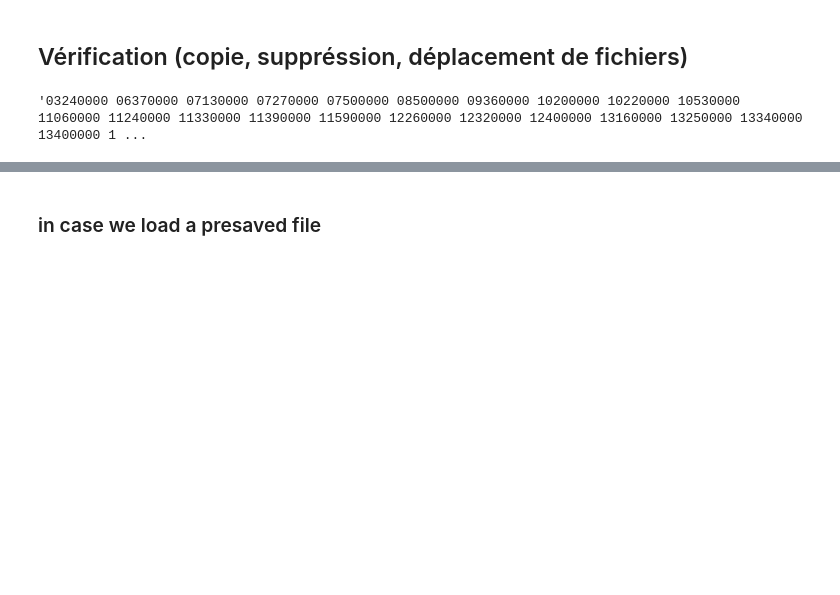
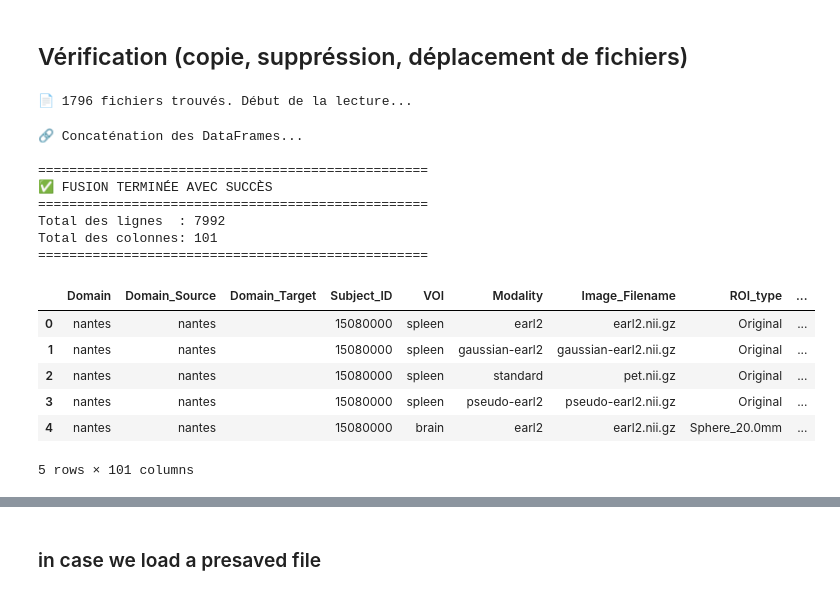
Before and after one commit to Arksyd96/federated-pet-harmonization, a Jupyter notebook: notebooks/pet_earl_translation_evaluation.ipynb, the cells around one changed output, grey strips where cells are left out. Drawn from its saved outputs; the diff is of its cells as text; code cells hidden in the pictures; blank space fills up the shorter version.

```diff
--- a/notebooks/pet_earl_translation_evaluation.ipynb
+++ b/notebooks/pet_earl_translation_evaluation.ipynb
@@ -38,19 +38,3 @@ for subject in tqdm(os.listdir(root), position=0, desc='Deleting files', leave=T
             if file.endswith('.csv'):
                 file_path = os.path.join(subject_folder, file)
                 os.remove(file_path)
-# %%
-' '.join(
-    [
-        '03240000', '06370000', '07130000', '07270000', '07500000', '08500000', '09360000', '10200000', '10220000', '10530000', '11060000',
-        '11240000', '11330000', '11390000', '11590000', '12260000', '12320000', '12400000', '13160000', '13250000', '13340000', '13400000',
-        '14050000', '14180000', '14250000', '14330000', '15070000', '15080000', '15160000', '15240000', '15560000', '16070000', '16270000',
-        '16300000', '16570000', '16574000', '17230000', '18100000', '18500000', '19030000', '19140000', '19440000', '19510000',
-        '20310000', '20510000', '21010000', '21310000', '21560000', '22220000', '22550000', '23250000', '23280000', '24200000', '24240000',
-        '25080000', '25180000', '25380000', '26080000', '26370000', '27080000', '27380000', '28140000', '28460000', '29170000', '29480000',
-        '30200000', '30490000', '31170000', '31450000', '32150000', '32460000', '39030000', '40360000', '41430000', '42350000', '43300000',
-        '44280000', '45250000', '46210000', '48110000', '49100000', '50370000', '51350000', '52290000', '53300000', '54370000', '57080000',
-        '57590000'
-    ]
-)
-# %% [output]
-'03240000 06370000 07130000 07270000 07500000 08500000 09360000 10200000 10220000 10530000 11060000 11240000 11330000 11390000 11590000 12260000 12320000 12400000 13160000 13250000 13340000 13400000 1 ...
@@ -161,7 +44,7 @@ import glob
 import pandas as pd
 from tqdm import tqdm
 
-input_dir = "outputs/pseudo-earl/"
+input_dir = '../outputs/pseudo-earl/'
 
 search_pattern = os.path.join(input_dir, "**", "*radiomics.csv")
 csv_files = glob.glob(search_pattern, recursive=True)
@@ -186,33 +69,50 @@ for file_path in tqdm(csv_files, desc="Lecture ..."):
         # Déduction de la Source et de la Target selon le nom du domaine
         if "_to_" in domain:
             domain_source, domain_target = domain.split("_to_", 1)
         else:
             domain_source = domain
             domain_target = ""
 
         # Insertion des métadonnées contextuelles au début du DataFrame
         df.insert(0, 'Domain_Target', domain_target)
         df.insert(0, 'Domain_Source', domain_source)
         df.insert(0, 'Domain', domain)
     else:
         df.insert(0, 'Source_Path', os.path.dirname(file_path))
 
     df_list.append(df)
 
 
 assert df_list, "Aucun DataFrame valide n'a été créé à partir des fichiers CSV"
 
 print("🔗 Concaténation des DataFrames...")
 master_df = pd.concat(df_list, ignore_index=True)
 
-output_csv_path = os.path.join(input_dir, 'master_radiomics.csv')
-master_df.to_csv(output_csv_path, index=False)
+# output_csv_path = os.path.join(input_dir, 'master_radiomics.csv')
+# master_df.to_csv(output_csv_path, index=False)
 
 print("\n" + "="*50)
 print("✅ FUSION TERMINÉE AVEC SUCCÈS")
 print("="*50)
 print(f"Total des lignes  : {len(master_df)}")
 print(f"Total des colonnes: {len(master_df.columns)}")
 print("="*50)
 
-print(master_df.head())
+master_df.head()
+# %% [output]
+📄 1796 fichiers trouvés. Début de la lecture...
+🔗 Concaténation des DataFrames...
+
+==================================================
+✅ FUSION TERMINÉE AVEC SUCCÈS
+==================================================
+Total des lignes  : 7992
+Total des colonnes: 101
+==================================================
+|  | Domain | Domain_Source | Domain_Target | Subject_ID | VOI | Modality | Image_Filename | ROI_type | ... |
+| 0 | nantes | nantes |  | 15080000 | spleen | earl2 | earl2.nii.gz | Original | ... |
+| 1 | nantes | nantes |  | 15080000 | spleen | gaussian-earl2 | gaussian-earl2.nii.gz | Original | ... |
+| 2 | nantes | nantes |  | 15080000 | spleen | standard | pet.nii.gz | Original | ... |
+| 3 | nantes | nantes |  | 15080000 | spleen | pseudo-earl2 | pseudo-earl2.nii.gz | Original | ... |
+| 4 | nantes | nantes |  | 15080000 | brain | earl2 | earl2.nii.gz | Sphere_20.0mm | ... |
+5 rows × 101 columns
```
Also changed, not shown: parts of 52 cells of this notebook, 4 other files.
